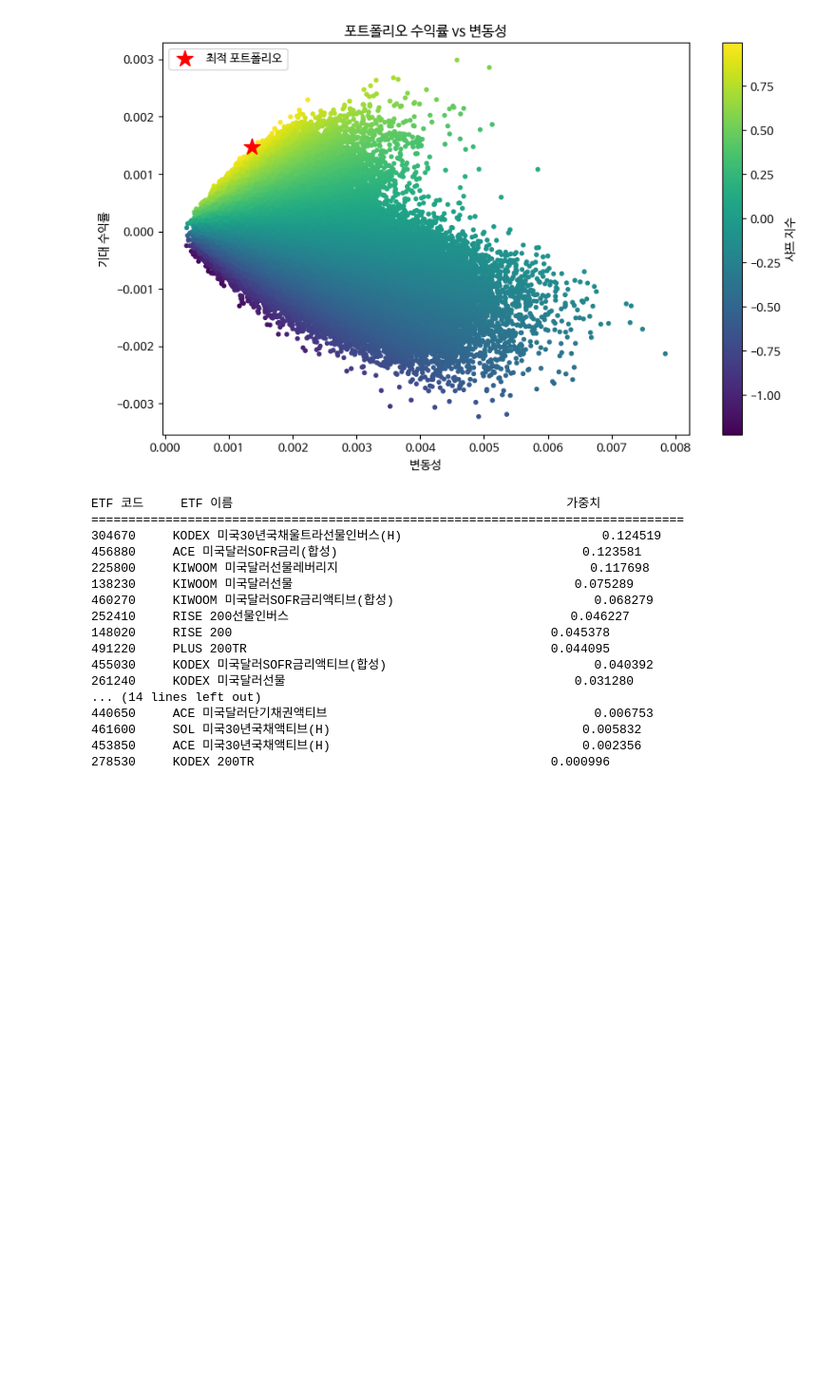
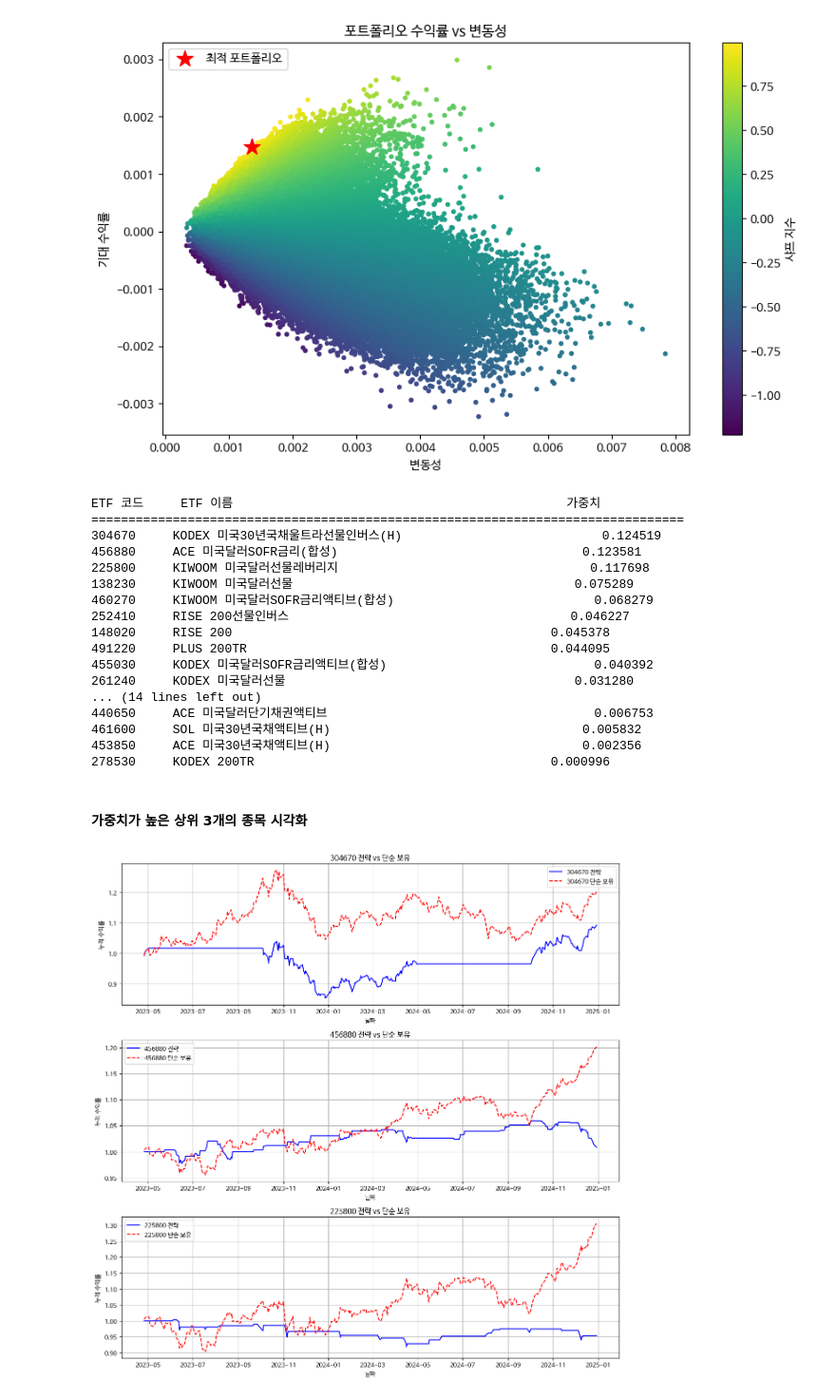
Before and after one commit to jihun-shim/study_pandas, a Jupyter notebook: quests/Portfolios.ipynb, the cells around one changed output. Shown at 95% size. Drawn from its saved outputs; the diff is of its cells as text; code cells hidden in the pictures; blank space fills up the shorter version.

```diff
--- a/quests/Portfolios.ipynb
+++ b/quests/Portfolios.ipynb
@@ -254,3 +254,75 @@ ETF 코드     ETF 이름                                             가중치
 461600     SOL 미국30년국채액티브(H)                                  0.005832
 453850     ACE 미국30년국채액티브(H)                                  0.002356
 278530     KODEX 200TR                                        0.000996
+# %% [markdown]
+#### 가중치가 높은 상위 3개의 종목 시각화
+# %%
+# 설정: ETF 리스트 및 날짜
+etf_list = ['304670', '456880', '225800']  # 선택된 3개 ETF
+start_date = '20220101'
+end_date = '20241231'
+
+# 데이터 가져오기
+df_etf = pd.DataFrame()
+for etf in etf_list:
+    df_etf[etf] = stock.get_etf_ohlcv_by_date(start_date, end_date, etf)['종가']
+
+df_etf = df_etf.dropna()
+
+# 로그 수익률 계산: 로그 수익률을 사용하는 이유는 연속적인 변동성을 더 잘 반영하고, 장기적으로 합산 가능하기 때문
+# 로그 수익률 공식: log(P_t / P_(t-1))
+df_returns = np.log(df_etf / df_etf.shift(1))
+
+def rsi(df, window=14):
+    delta = df.diff(1)
+    gain = (delta.where(delta > 0, 0)).rolling(window=window).mean()
+    loss = (-delta.where(delta < 0, 0)).rolling(window=window).mean()
+    rs = gain / loss
+    return 100 - (100 / (1 + rs))
+
+def bollinger_bands(df, window=20):
+    sma = df.rolling(window=window).mean()
+    std = df.rolling(window=window).std()
+    upper_band = sma + (std * 2)
+    lower_band = sma - (std * 2)
+    return upper_band, lower_band
+
+# 전략 적용: 각 ETF에 대해 개별 전략
+signals = pd.DataFrame(index=df_etf.index)
+
+# KODEX 미국30년국채울트라선물인버스(H)(304670): 할로윈 전략 적용 (10월~4월 매수, 나머지 매도)
+# 할로윈전략 선택이유: 채권형 ETF는 경기 변동성이 낮은 겨울철에 상대적으로 강세를 보이는 경향이 있음
+signals['304670'] = df_etf.index.month.isin([10, 11, 12, 1, 2, 3, 4]).astype(int)
+
+# ACE 미국달러SOFR금리(합성)(456880): RSI 전략 (RSI<30 매수, RSI>70 매도)
+# 이유: 금리 관련 ETF는 과매도(30 이하) 시 반등 가능성이 높고, 과매수(70 이상) 시 조정 가능성이 높음
+rsi_456880 = rsi(df_etf['456880'])
+signals['456880'] = np.where(rsi_456880 < 30, 1, np.where(rsi_456880 > 70, -1, 0))
+
+# KIWOOM 미국달러선물레버리지(225800): 볼린저 밴드 전략 (하단선 매수, 상단선 매도)
+# 이유: 달러 선물 ETF는 변동성이 커서 볼린저 밴드와 같은 변동성 기반 전략이 유효함
+upper, lower = bollinger_bands(df_etf['225800'])
+signals['225800'] = np.where(df_etf['225800'] < lower, 1, np.where(df_etf['225800'] > upper, -1, 0))
+
+# 비교 대조군: 단순 보유 전략 (Buy and Hold)
+buy_and_hold_returns = (1 + df_returns).cumprod()
+
+# 전략별 수익률 계산
+strategy_returns = signals.shift(1) * df_returns
+cumulative_returns = (1 + strategy_returns).cumprod()
+
+# 결과 시각화 (각 ETF별 개별 그래프 출력)
+fig, axes = plt.subplots(3, 1, figsize=(12, 12))
+for i, etf in enumerate(etf_list):
+    axes[i].plot(cumulative_returns[etf], label=f'{etf} 전략', color='blue')
+    axes[i].plot(buy_and_hold_returns[etf], linestyle='dashed', label=f'{etf} 단순 보유', color='red')
+    axes[i].set_title(f'{etf} 전략 vs 단순 보유')
+    axes[i].set_xlabel('날짜')
+    axes[i].set_ylabel('누적 수익률')
+    axes[i].legend()
+    axes[i].grid()
+
+plt.tight_layout()
+plt.show()
+# %% [output]
+[figure, added]
```
Also changed, not shown: parts of 1 cell of this notebook.
